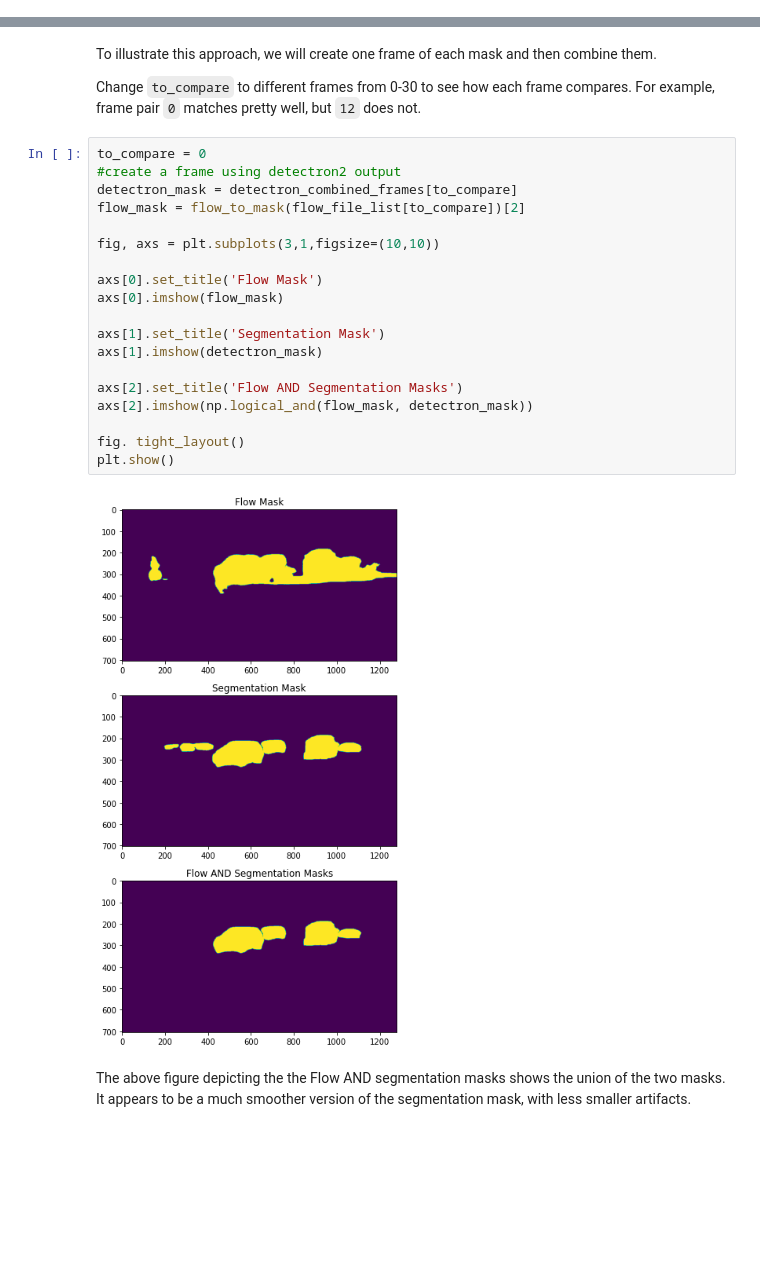
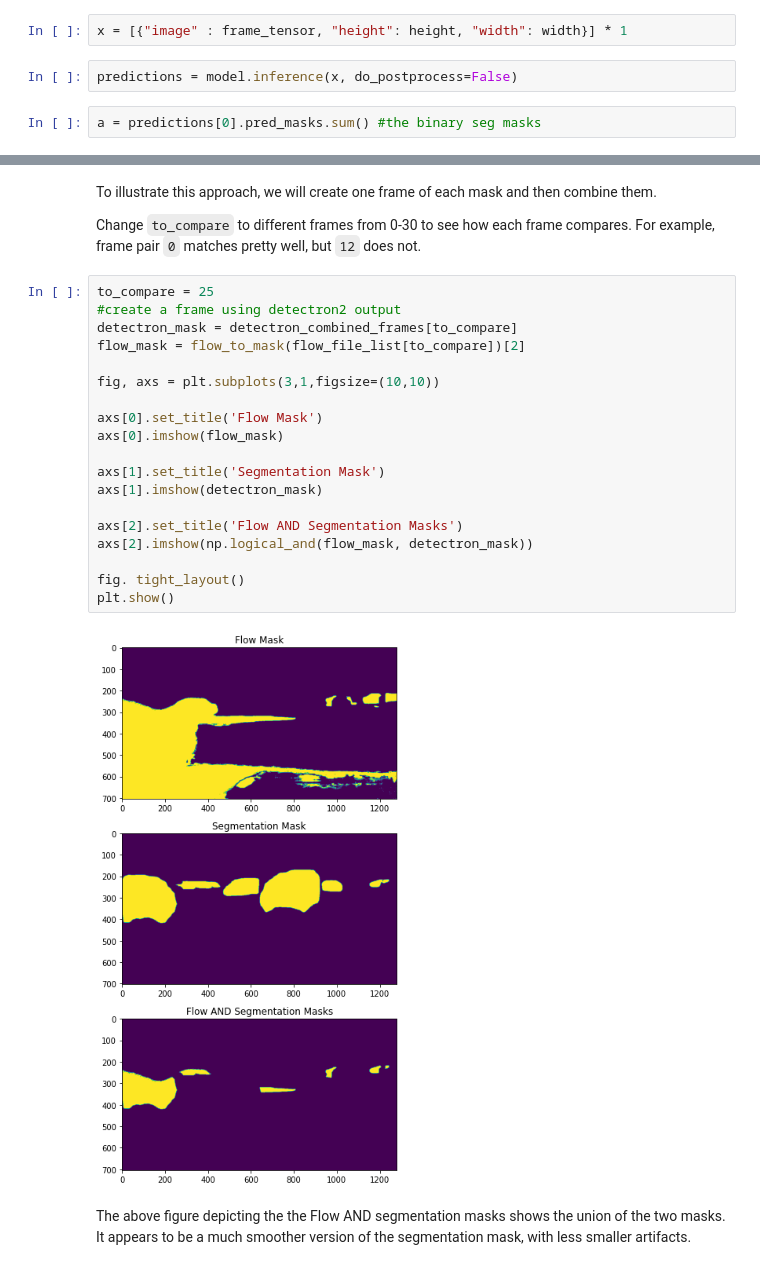
Before and after one commit to scploeger/engg3130-final-project, a Jupyter notebook: Final_Notebook_w_training.ipynb, the cells around one changed output, grey strips where cells are left out. Saved outputs shown, nothing was run; the diff lists cells and outputs as text; blank space fills up the shorter version.

````diff
--- a/Final_Notebook_w_training.ipynb
+++ b/Final_Notebook_w_training.ipynb
@@ -206,0 +244,6 @@ for x in tqdm.trange(num_frames):
+# %%
+x = [{"image" : frame_tensor, "height": height, "width": width}] * 1
+# %%
+predictions = model.inference(x, do_postprocess=False)
+# %%
+a = predictions[0].pred_masks.sum() #the binary seg masks
@@ -853,26 +1013,26 @@ To illustrate this approach, we will create one frame of each mask and then comb
 
 Change ```to_compare``` to different frames from 0-30 to see how each frame compares. For example, frame pair ```0``` matches pretty well, but ```12``` does not.
 # %%
-to_compare = 0
+to_compare = 25
 #create a frame using detectron2 output
 detectron_mask = detectron_combined_frames[to_compare]
 flow_mask = flow_to_mask(flow_file_list[to_compare])[2]
 
 fig, axs = plt.subplots(3,1,figsize=(10,10))
 
 axs[0].set_title('Flow Mask')
 axs[0].imshow(flow_mask)
 
 axs[1].set_title('Segmentation Mask')
 axs[1].imshow(detectron_mask)
 
 axs[2].set_title('Flow AND Segmentation Masks')
 axs[2].imshow(np.logical_and(flow_mask, detectron_mask))
 
 fig. tight_layout()
 plt.show()
 # %% [output]
-[figure, old version]
+[figure, new version]
 # %% [markdown]
 The above figure depicting the the Flow AND segmentation masks shows the union of the two masks. It appears to be a much smoother version of the segmentation mask, with less smaller artifacts.
 # %% [markdown]
````
Also changed, not shown: parts of 37 cells of this notebook, 1 other file.
